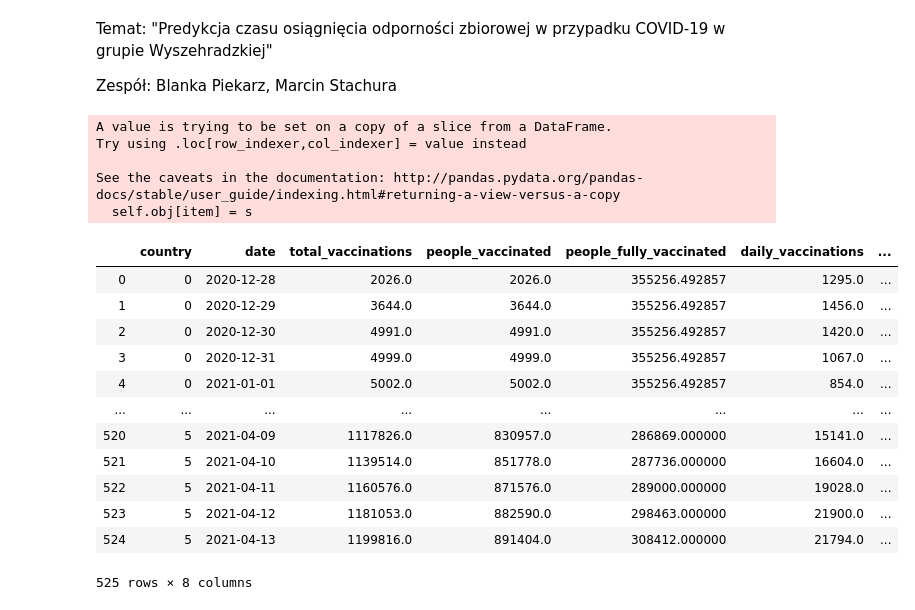
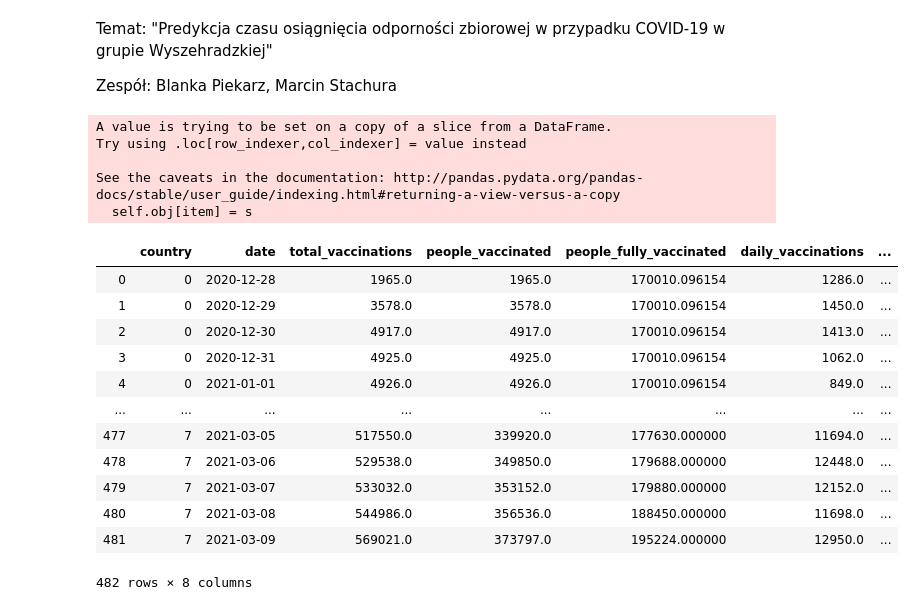
Before and after one commit to cinekpl97/knowledge-discovery-methods-vaccination-prediction, a Jupyter notebook: covid_vaccination.ipynb, the cells around one changed output. Cells and saved outputs as stored; diff of their text form; code cells hidden in the pictures.

```diff
--- a/covid_vaccination.ipynb
+++ b/covid_vaccination.ipynb
@@ -5,6 +5,7 @@ Zespół: Blanka Piekarz, Marcin Stachura
 # %%
 import pandas as pd
 import numpy as np
+import matplotlib as mtl
 import matplotlib.pyplot as plt
 from matplotlib.pyplot import figure
 
@@ -19,46 +20,46 @@ data = data[data['daily_vaccinations'].notna()]
 
 #  ---- ADD POPULATION -----
 df_population = pd.read_csv("population.csv", delimiter=',', sep=',', header=2, usecols=['Country Name', '2019'])
 df_population.loc[df_population['Country Name'] == 'Slovak Republic', 'Country Name'] = 'Slovakia'
 
 for i in range(0,len(df_population)):
     data.loc[data['country'] == df_population.loc[i, 'Country Name'], 'population'] = df_population.loc[i, '2019']
 
 #  ---- VISEGRAD STATISTICS / FILL NaN -----
-visegrad_countries = ['Austria', 'Bulgaria', 'Czech Republic', 'Hungary', 'Poland', 'Slovakia']
+visegrad_countries = ['Austria', 'Belgium', 'Bulgaria', 'Croatia', 'Czech Republic', 'Hungary', 'Poland', 'Slovakia']
 visegrad_data = data[data['country'].isin(visegrad_countries)]
 for i in range(0, len(visegrad_countries)):
     visegrad_data.loc[visegrad_data['country'] == visegrad_countries[i], 'country'] = i
 
 visegrad_data = visegrad_data.reset_index(drop=True)
 
 import datetime as dt
 visegrad_data['date'] = pd.to_datetime(visegrad_data['date'])
 
 date_column = visegrad_data['date'].copy()
 country_column = visegrad_data['country'].copy()
 
 visegrad_data = visegrad_data.fillna(visegrad_data.mean())
 visegrad_data
 # %% [output]
 A value is trying to be set on a copy of a slice from a DataFrame.
 Try using .loc[row_indexer,col_indexer] = value instead
 
 See the caveats in the documentation: http://pandas.pydata.org/pandas-docs/stable/user_guide/indexing.html#returning-a-view-versus-a-copy
   self.obj[item] = s
 |  | country | date | total_vaccinations | people_vaccinated | people_fully_vaccinated | daily_vaccinations | ... |
-| 0 | 0 | 2020-12-28 | 2026.0 | 2026.0 | 355256.492857 | 1295.0 | ... |
-| 1 | 0 | 2020-12-29 | 3644.0 | 3644.0 | 355256.492857 | 1456.0 | ... |
-| 2 | 0 | 2020-12-30 | 4991.0 | 4991.0 | 355256.492857 | 1420.0 | ... |
-| 3 | 0 | 2020-12-31 | 4999.0 | 4999.0 | 355256.492857 | 1067.0 | ... |
-| 4 | 0 | 2021-01-01 | 5002.0 | 5002.0 | 355256.492857 | 854.0 | ... |
+| 0 | 0 | 2020-12-28 | 1965.0 | 1965.0 | 170010.096154 | 1286.0 | ... |
+| 1 | 0 | 2020-12-29 | 3578.0 | 3578.0 | 170010.096154 | 1450.0 | ... |
+| 2 | 0 | 2020-12-30 | 4917.0 | 4917.0 | 170010.096154 | 1413.0 | ... |
+| 3 | 0 | 2020-12-31 | 4925.0 | 4925.0 | 170010.096154 | 1062.0 | ... |
+| 4 | 0 | 2021-01-01 | 4926.0 | 4926.0 | 170010.096154 | 849.0 | ... |
 | ... | ... | ... | ... | ... | ... | ... | ... |
-| 520 | 5 | 2021-04-09 | 1117826.0 | 830957.0 | 286869.000000 | 15141.0 | ... |
-| 521 | 5 | 2021-04-10 | 1139514.0 | 851778.0 | 287736.000000 | 16604.0 | ... |
-| 522 | 5 | 2021-04-11 | 1160576.0 | 871576.0 | 289000.000000 | 19028.0 | ... |
-| 523 | 5 | 2021-04-12 | 1181053.0 | 882590.0 | 298463.000000 | 21900.0 | ... |
-| 524 | 5 | 2021-04-13 | 1199816.0 | 891404.0 | 308412.000000 | 21794.0 | ... |
+| 477 | 7 | 2021-03-05 | 517550.0 | 339920.0 | 177630.000000 | 11694.0 | ... |
+| 478 | 7 | 2021-03-06 | 529538.0 | 349850.0 | 179688.000000 | 12448.0 | ... |
+| 479 | 7 | 2021-03-07 | 533032.0 | 353152.0 | 179880.000000 | 12152.0 | ... |
+| 480 | 7 | 2021-03-08 | 544986.0 | 356536.0 | 188450.000000 | 11698.0 | ... |
+| 481 | 7 | 2021-03-09 | 569021.0 | 373797.0 | 195224.000000 | 12950.0 | ... |
-525 rows × 8 columns
+482 rows × 8 columns
 # %%
 #  ---- STANDARDIZATION ----
 visegrad_data['total_vaccinations_percentage'] = visegrad_data['total_vaccinations']/visegrad_data['population']
```
Also changed, not shown: parts of 11 cells of this notebook.
